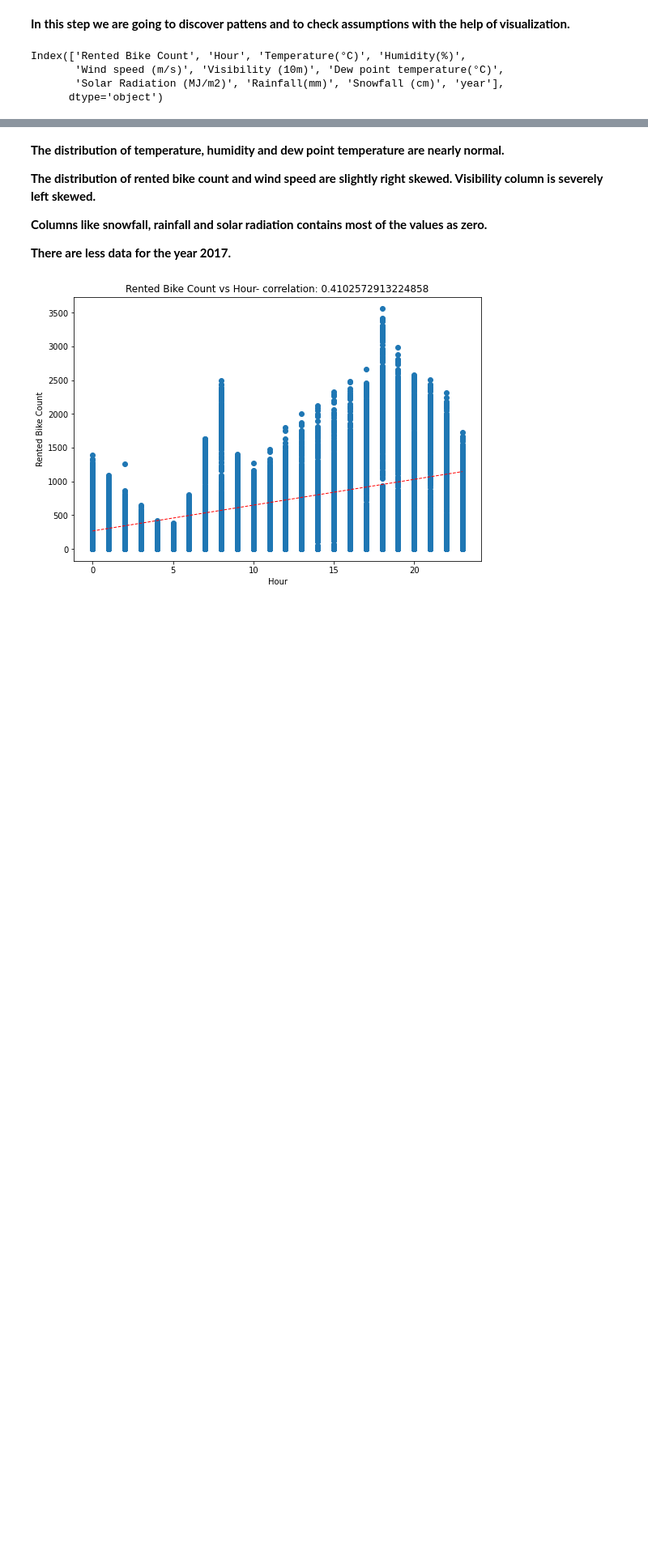
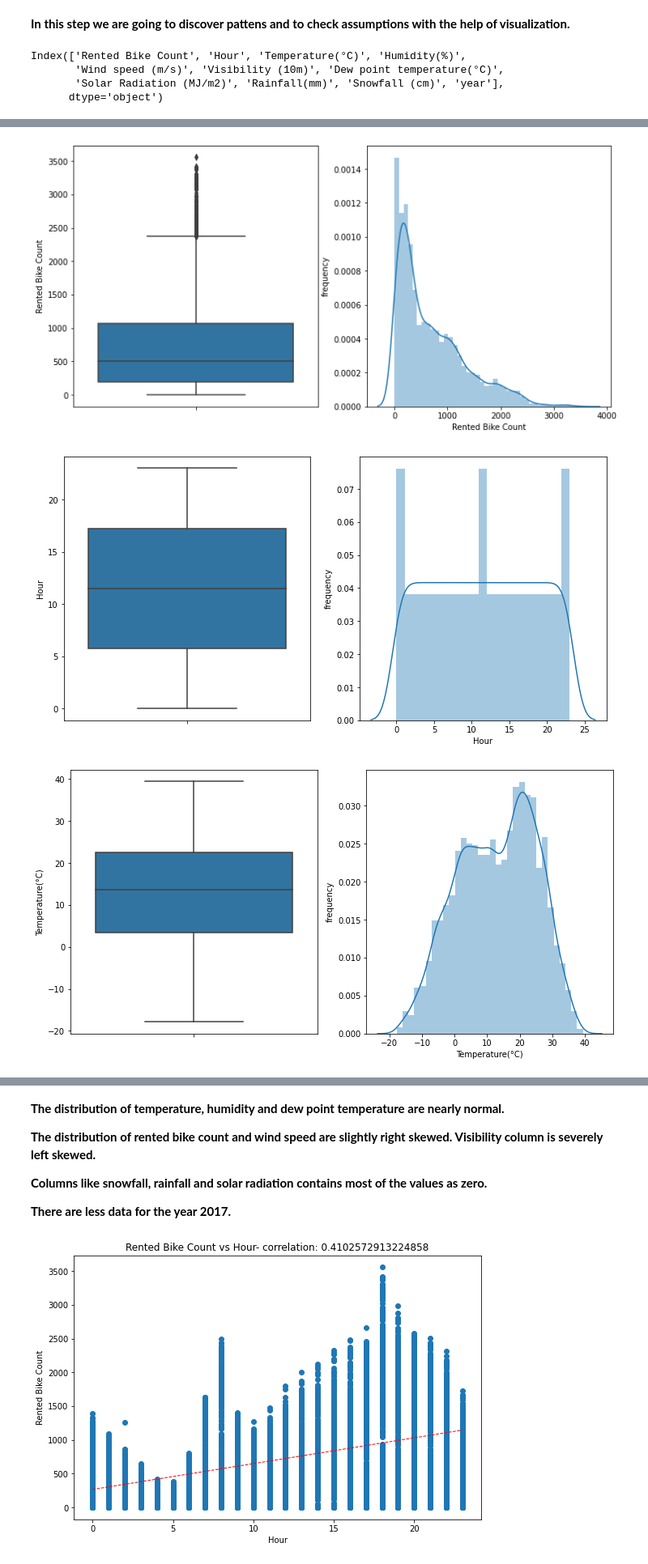
Before and after one commit to OmPrakashGH/Bike-Sharing-Demand-Prediction, a Jupyter notebook: Bike_Sharing_Demand_Prediction_Capstone_Project.ipynb, the cells around one changed output, grey strips where cells are left out. Shown at 81% size. Cells and saved outputs as stored; diff of their text form; code cells hidden in the pictures; blank space fills up the shorter version.

```diff
--- a/Bike_Sharing_Demand_Prediction_Capstone_Project.ipynb
+++ b/Bike_Sharing_Demand_Prediction_Capstone_Project.ipynb
@@ -181,14 +191,3 @@ Index(['Rented Bike Count', 'Hour', 'Temperature(°C)', 'Humidity(%)',
        'Wind speed (m/s)', 'Visibility (10m)', 'Dew point temperature(°C)',
        'Solar Radiation (MJ/m2)', 'Rainfall(mm)', 'Snowfall (cm)', 'year'],
       dtype='object')
-# %%
-# Histogram plot of numerical features
-for col in numeric_features:
-    fig = plt.figure(figsize=(9, 6))
-    ax = fig.gca()
-    feature = df[col]
-    feature.hist(bins=50, ax = ax,color='blue')
-    ax.axvline(feature.mean(), color='magenta', linestyle='dashed', linewidth=2)
-    ax.axvline(feature.median(), color='black', linestyle='dashed', linewidth=2)
-    ax.set_title(col)
-plt.show()
@@ -206,0 +194,21 @@ plt.show()
+# %%
+# Distplot and box plot of numeric features
+
+for var in numeric_features:
+    plt.figure(figsize=(12,6))
+    plt.subplot(1, 2, 1)
+    fig = sns.boxplot(y=df[var])
+    fig.set_title('')
+    fig.set_ylabel(var)
+
+# Distplot
+    plt.subplot(1, 2, 2)
+    fig = sns.distplot(df[var].dropna())
+    fig.set_ylabel('frequency')
+    fig.set_xlabel(var)
+
+    plt.show()
+# %% [output]
+[figure, added]
+[figure, added]
+[figure, added]
```
Also changed, not shown: parts of 67 cells of this notebook.
